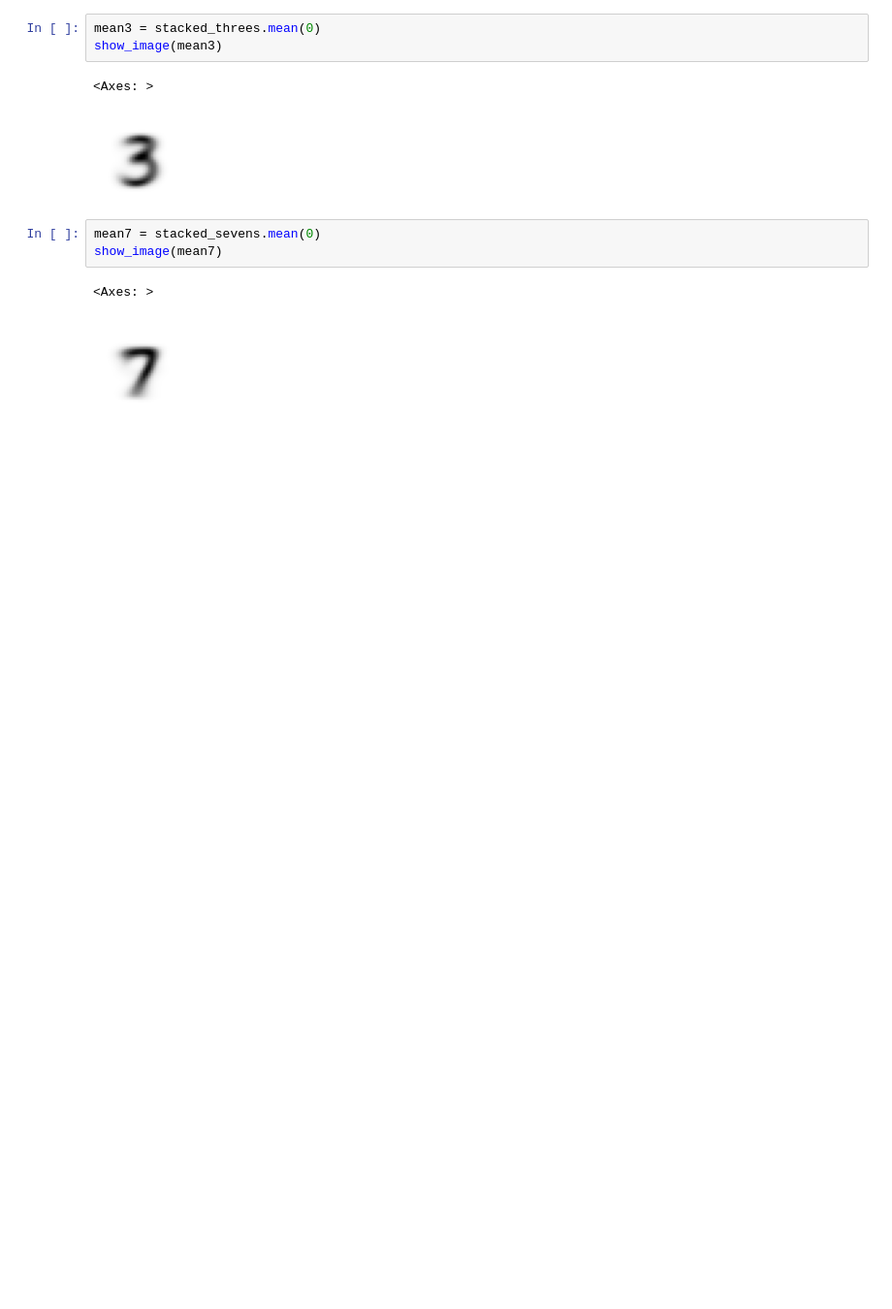
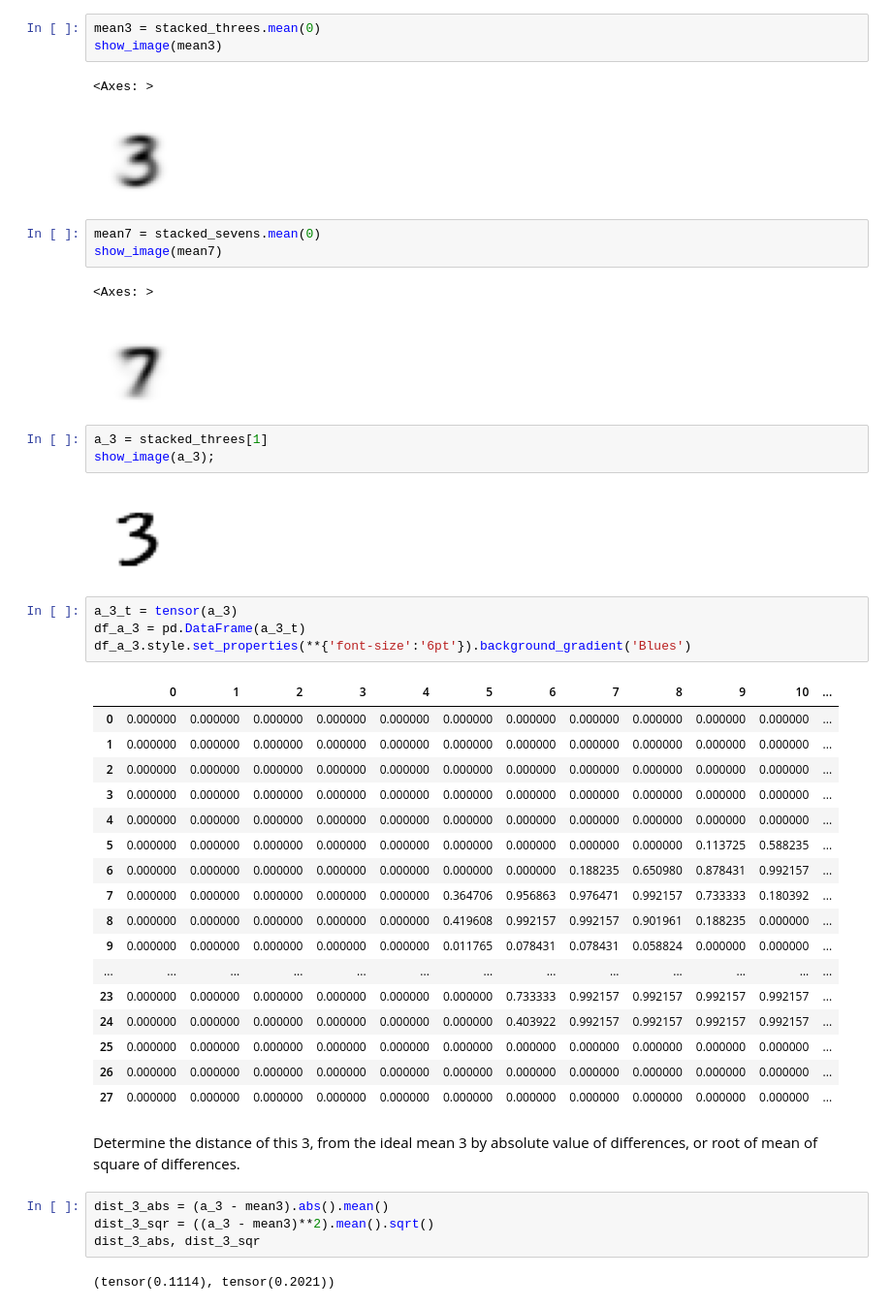
Before and after one commit to mendhak/fastai_lessons, a Jupyter notebook: 010_digit_classifier.ipynb, the cells around one changed output. Shown at 97% size. Saved outputs shown, nothing was run; the diff lists cells and outputs as text; blank space fills up the shorter version.

Commit message:
Threes and Sevens

```diff
--- a/010_digit_classifier.ipynb
+++ b/010_digit_classifier.ipynb
@@ -105,3 +115,38 @@ show_image(mean7)
 # %% [output]
 <Axes: >
 [figure]
+# %%
+a_3 = stacked_threes[1]
+show_image(a_3);
+# %% [output]
+[figure, added]
+# %%
+a_3_t = tensor(a_3)
+df_a_3 = pd.DataFrame(a_3_t)
+df_a_3.style.set_properties(**{'font-size':'6pt'}).background_gradient('Blues')
+# %% [output]
+|  | 0 | 1 | 2 | 3 | 4 | 5 | 6 | 7 | 8 | 9 | 10 | ... |
+| 0 | 0.000000 | 0.000000 | 0.000000 | 0.000000 | 0.000000 | 0.000000 | 0.000000 | 0.000000 | 0.000000 | 0.000000 | 0.000000 | ... |
+| 1 | 0.000000 | 0.000000 | 0.000000 | 0.000000 | 0.000000 | 0.000000 | 0.000000 | 0.000000 | 0.000000 | 0.000000 | 0.000000 | ... |
+| 2 | 0.000000 | 0.000000 | 0.000000 | 0.000000 | 0.000000 | 0.000000 | 0.000000 | 0.000000 | 0.000000 | 0.000000 | 0.000000 | ... |
+| 3 | 0.000000 | 0.000000 | 0.000000 | 0.000000 | 0.000000 | 0.000000 | 0.000000 | 0.000000 | 0.000000 | 0.000000 | 0.000000 | ... |
+| 4 | 0.000000 | 0.000000 | 0.000000 | 0.000000 | 0.000000 | 0.000000 | 0.000000 | 0.000000 | 0.000000 | 0.000000 | 0.000000 | ... |
+| 5 | 0.000000 | 0.000000 | 0.000000 | 0.000000 | 0.000000 | 0.000000 | 0.000000 | 0.000000 | 0.000000 | 0.113725 | 0.588235 | ... |
+| 6 | 0.000000 | 0.000000 | 0.000000 | 0.000000 | 0.000000 | 0.000000 | 0.000000 | 0.188235 | 0.650980 | 0.878431 | 0.992157 | ... |
+| 7 | 0.000000 | 0.000000 | 0.000000 | 0.000000 | 0.000000 | 0.364706 | 0.956863 | 0.976471 | 0.992157 | 0.733333 | 0.180392 | ... |
+| 8 | 0.000000 | 0.000000 | 0.000000 | 0.000000 | 0.000000 | 0.419608 | 0.992157 | 0.992157 | 0.901961 | 0.188235 | 0.000000 | ... |
+| 9 | 0.000000 | 0.000000 | 0.000000 | 0.000000 | 0.000000 | 0.011765 | 0.078431 | 0.078431 | 0.058824 | 0.000000 | 0.000000 | ... |
+| ... | ... | ... | ... | ... | ... | ... | ... | ... | ... | ... | ... | ... |
+| 23 | 0.000000 | 0.000000 | 0.000000 | 0.000000 | 0.000000 | 0.000000 | 0.733333 | 0.992157 | 0.992157 | 0.992157 | 0.992157 | ... |
+| 24 | 0.000000 | 0.000000 | 0.000000 | 0.000000 | 0.000000 | 0.000000 | 0.403922 | 0.992157 | 0.992157 | 0.992157 | 0.992157 | ... |
+| 25 | 0.000000 | 0.000000 | 0.000000 | 0.000000 | 0.000000 | 0.000000 | 0.000000 | 0.000000 | 0.000000 | 0.000000 | 0.000000 | ... |
+| 26 | 0.000000 | 0.000000 | 0.000000 | 0.000000 | 0.000000 | 0.000000 | 0.000000 | 0.000000 | 0.000000 | 0.000000 | 0.000000 | ... |
+| 27 | 0.000000 | 0.000000 | 0.000000 | 0.000000 | 0.000000 | 0.000000 | 0.000000 | 0.000000 | 0.000000 | 0.000000 | 0.000000 | ... |
+# %% [markdown]
+Determine the distance of this 3, from the ideal mean 3 by absolute value of differences, or root of mean of square of differences.
+# %%
+dist_3_abs = (a_3 - mean3).abs().mean()
+dist_3_sqr = ((a_3 - mean3)**2).mean().sqrt()
+dist_3_abs, dist_3_sqr
+# %% [output]
+(tensor(0.1114), tensor(0.2021))
```
Also changed, not shown: parts of 6 cells of this notebook.
